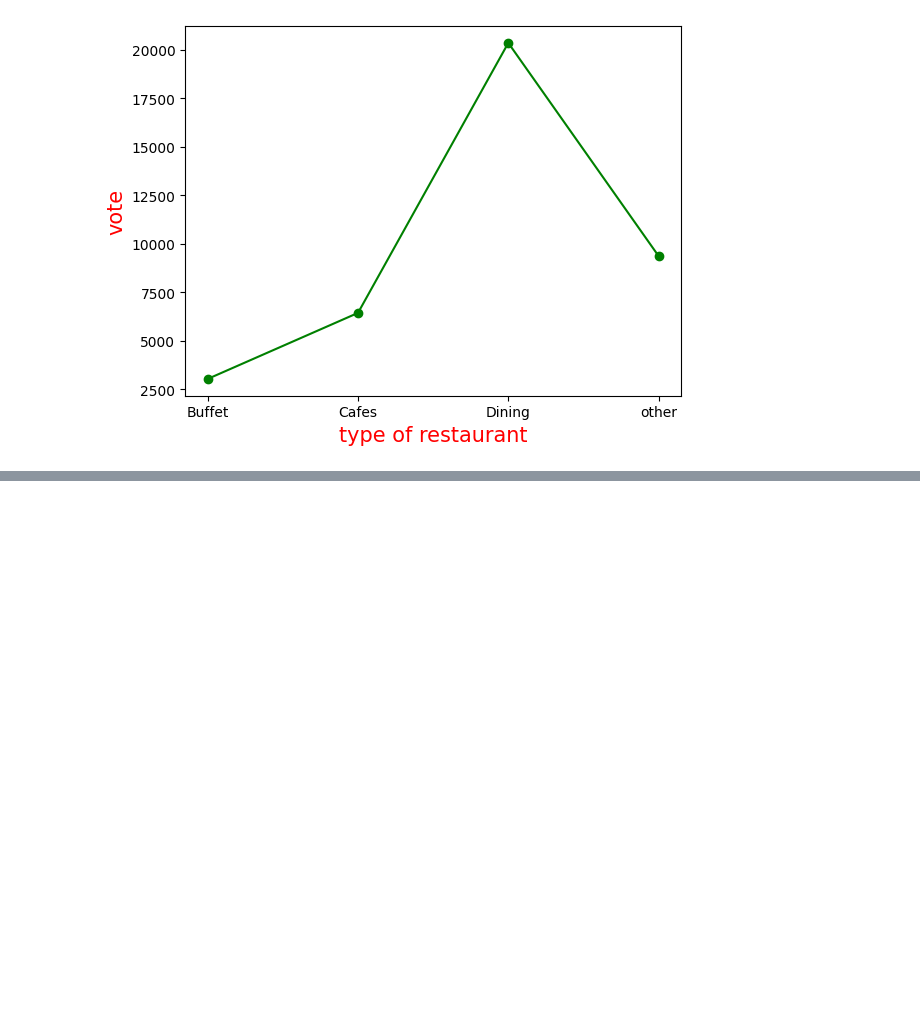
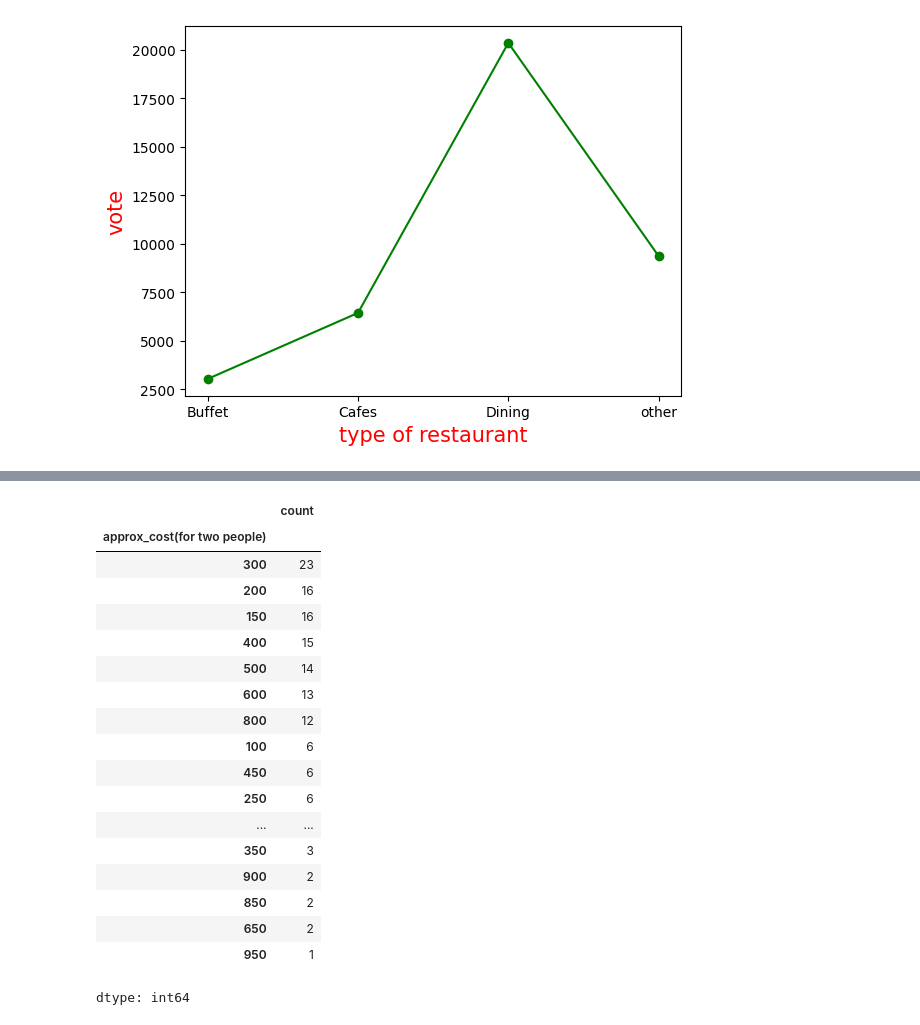
Before and after one commit to prw09/zomato_eda, a Jupyter notebook: Zomato_EDA.ipynb, the cells around one changed output, grey strips where cells are left out. Cells and saved outputs as stored; diff of their text form; code cells hidden in the pictures; blank space fills up the shorter version.

```diff
--- a/Zomato_EDA.ipynb
+++ b/Zomato_EDA.ipynb
@@ -131,0 +153,22 @@ Text(0, 0.5, 'vote')
+# %%
+data['approx_cost(for two people)'].value_counts()
+# %% [output]
+|  | count |
+| approx_cost(for two people) |  |
+| 300 | 23 |
+| 200 | 16 |
+| 150 | 16 |
+| 400 | 15 |
+| 500 | 14 |
+| 600 | 13 |
+| 800 | 12 |
+| 100 | 6 |
+| 450 | 6 |
+| 250 | 6 |
+| ... | ... |
+| 350 | 3 |
+| 900 | 2 |
+| 850 | 2 |
+| 650 | 2 |
+| 950 | 1 |
+dtype: int64
```
Also changed, not shown: parts of 4 cells of this notebook.
